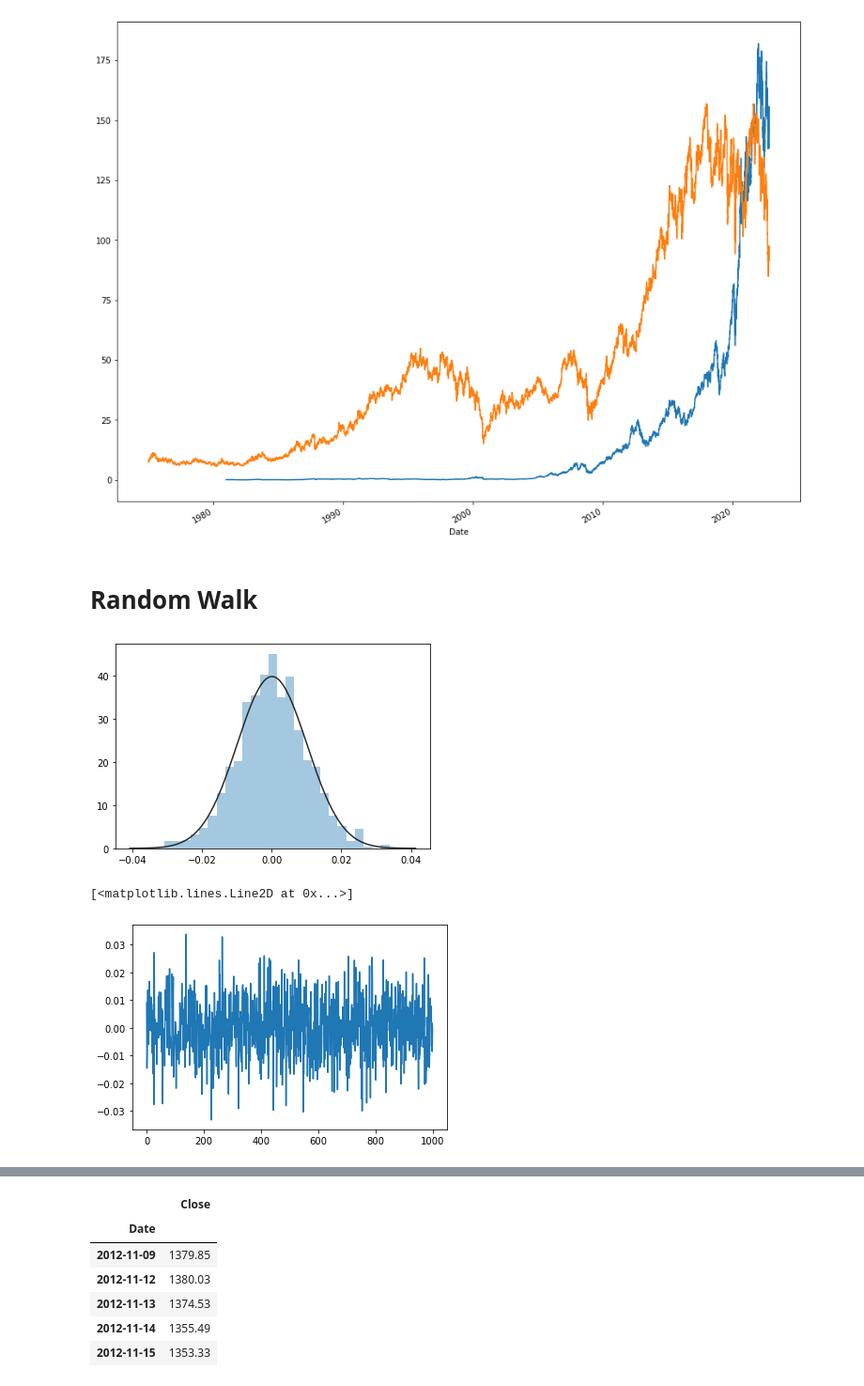
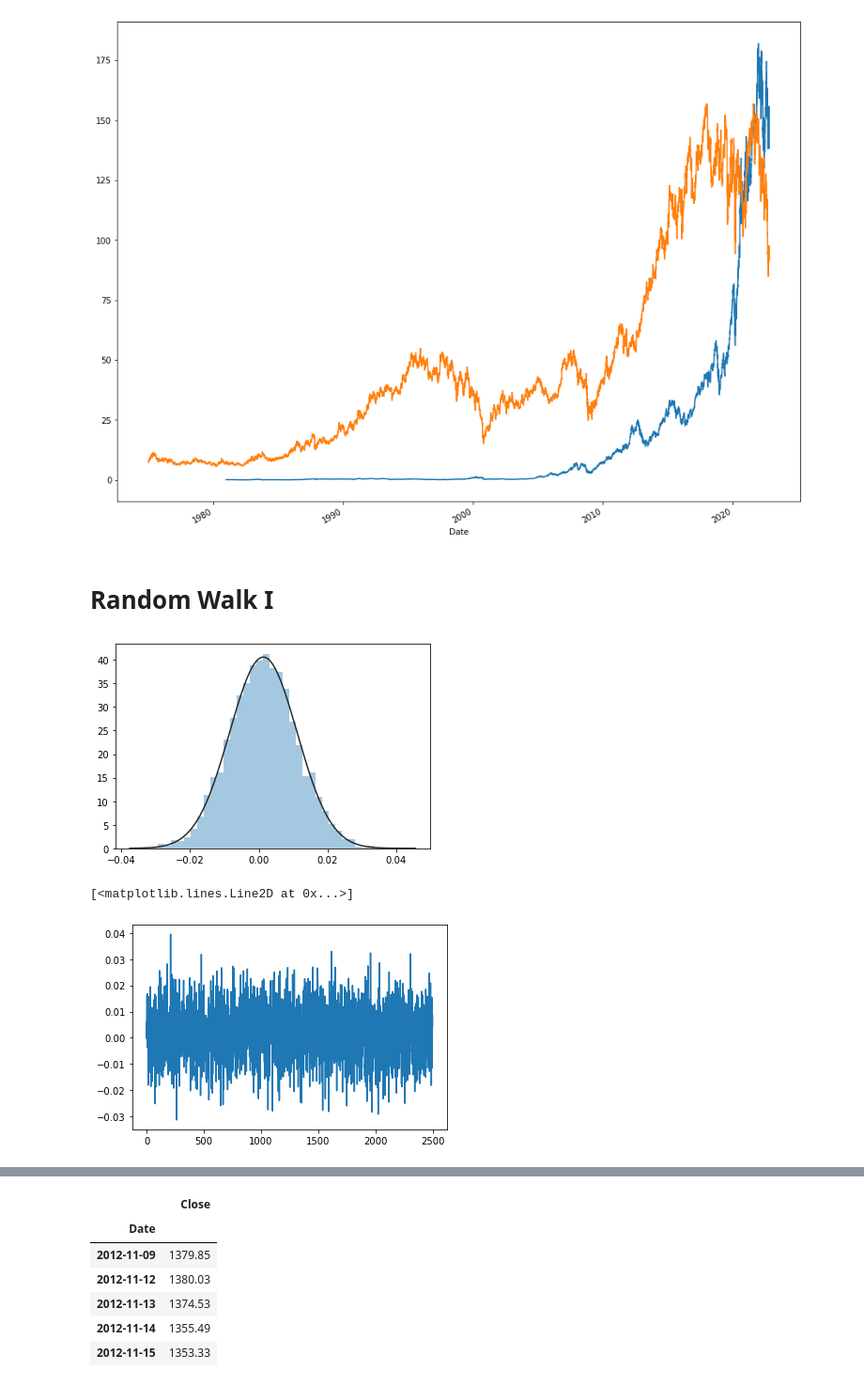
Before and after one commit to ievazzade/ML_Projects, a Jupyter notebook: TSA/stock.ipynb, the cells around one changed output, grey strips where cells are left out. Shown at 94% size. Drawn from its saved outputs; the diff is of its cells as text; code cells hidden in the pictures.

Commit message:
tsa stock random walk II

```diff
--- a/TSA/stock.ipynb
+++ b/TSA/stock.ipynb
@@ -95,5 +95,5 @@ iff.Close.plot()
 <AxesSubplot:xlabel='Date'>
 [figure]
 # %% [markdown]
-# Random Walk
+# Random Walk I
 # %%
@@ -103,12 +103,12 @@ from scipy.stats import norm
 # %%
 # Create Random Numbers
-random_returns = normal(loc=0, scale=0.01, size=1000)
+random_returns = normal(loc=0.001, scale=0.01, size=2500)
 sns.distplot(random_returns, fit=norm, kde=False)
 plt.show()
 # %% [output]
-[figure, old version]
+[figure, new version]
 # %%
 plt.plot(random_returns)
 # %% [output]
 [<matplotlib.lines.Line2D at 0x...>]
-[figure, old version]
+[figure, new version]
```
Also changed, not shown: parts of 9 cells of this notebook.
